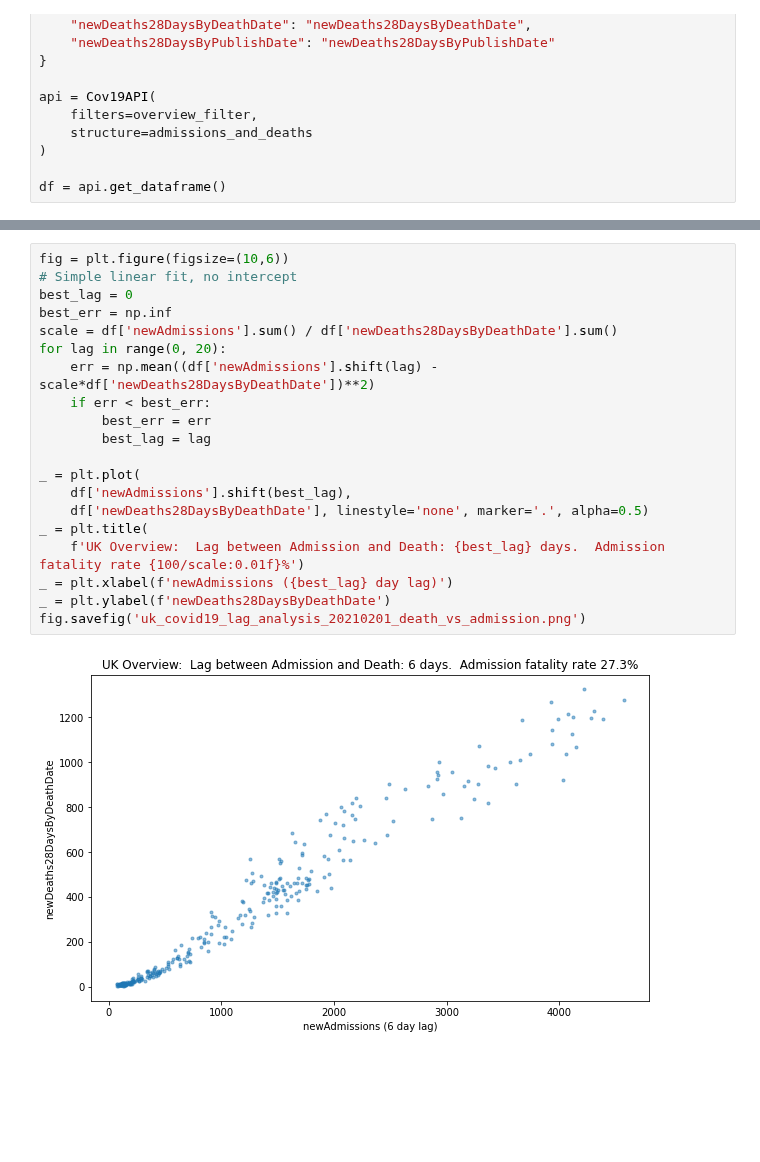
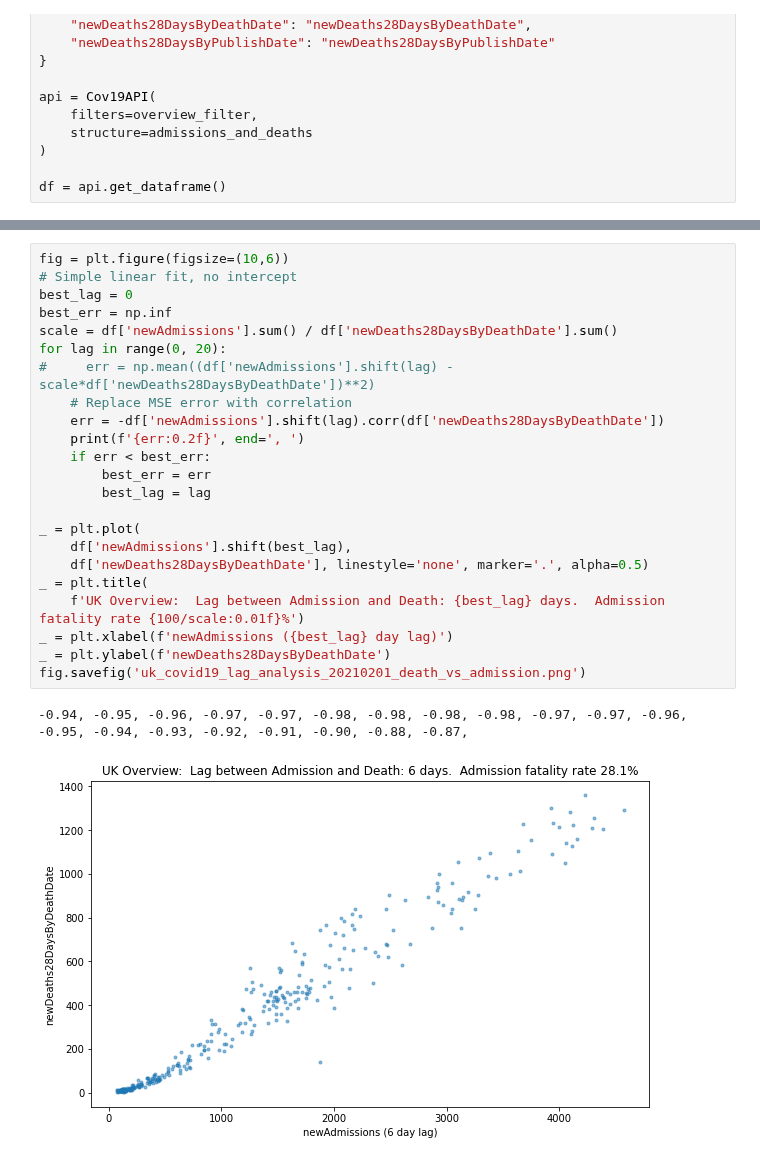
Before and after one commit to mattmcd/PyBayes, a Jupyter notebook: scripts/uk_covid_20210201.ipynb, the cells around one changed output, grey strips where cells are left out. Saved outputs shown, nothing was run; the diff lists cells and outputs as text; blank space fills up the shorter version.

Commit message:
UK Covid 19 lag analysis - update, try scipy correlation

```diff
--- a/scripts/uk_covid_20210201.ipynb
+++ b/scripts/uk_covid_20210201.ipynb
@@ -74,25 +74,29 @@ _ = ax.figure.legend()
 # %%
 fig = plt.figure(figsize=(10,6))
 # Simple linear fit, no intercept
 best_lag = 0
 best_err = np.inf
 scale = df['newAdmissions'].sum() / df['newDeaths28DaysByDeathDate'].sum()
 for lag in range(0, 20):
-    err = np.mean((df['newAdmissions'].shift(lag) - scale*df['newDeaths28DaysByDeathDate'])**2)
+#     err = np.mean((df['newAdmissions'].shift(lag) - scale*df['newDeaths28DaysByDeathDate'])**2)
+    # Replace MSE error with correlation
+    err = -df['newAdmissions'].shift(lag).corr(df['newDeaths28DaysByDeathDate'])
+    print(f'{err:0.2f}', end=', ')
     if err < best_err:
         best_err = err
         best_lag = lag
 
 _ = plt.plot(
     df['newAdmissions'].shift(best_lag),
     df['newDeaths28DaysByDeathDate'], linestyle='none', marker='.', alpha=0.5)
 _ = plt.title(
     f'UK Overview:  Lag between Admission and Death: {best_lag} days.  Admission fatality rate {100/scale:0.01f}%')
 _ = plt.xlabel(f'newAdmissions ({best_lag} day lag)')
 _ = plt.ylabel(f'newDeaths28DaysByDeathDate')
 fig.savefig('uk_covid19_lag_analysis_20210201_death_vs_admission.png')
 # %% [output]
+-0.94, -0.95, -0.96, -0.97, -0.97, -0.98, -0.98, -0.98, -0.98, -0.97, -0.97, -0.96, -0.95, -0.94, -0.93, -0.92, -0.91, -0.90, -0.88, -0.87,
-[figure, old version]
+[figure, new version]
 # %%
 fig = plt.figure(figsize=(10,6))
 ax = fig.gca()
```
Also changed, not shown: parts of 10 cells of this notebook, 2 other files.
